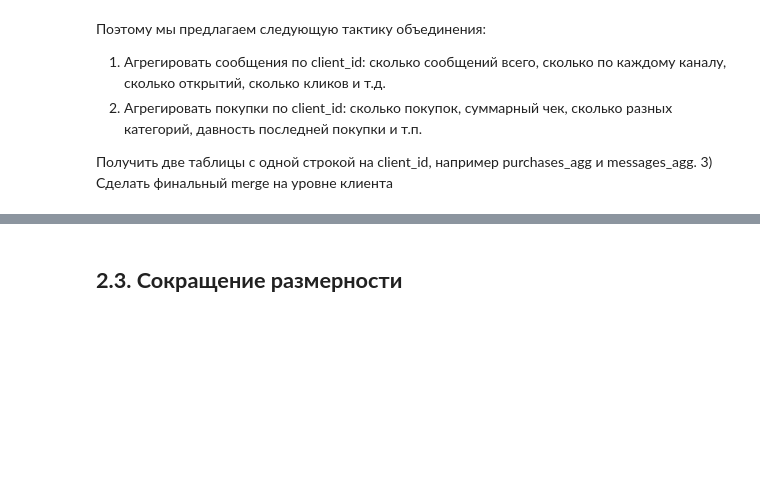
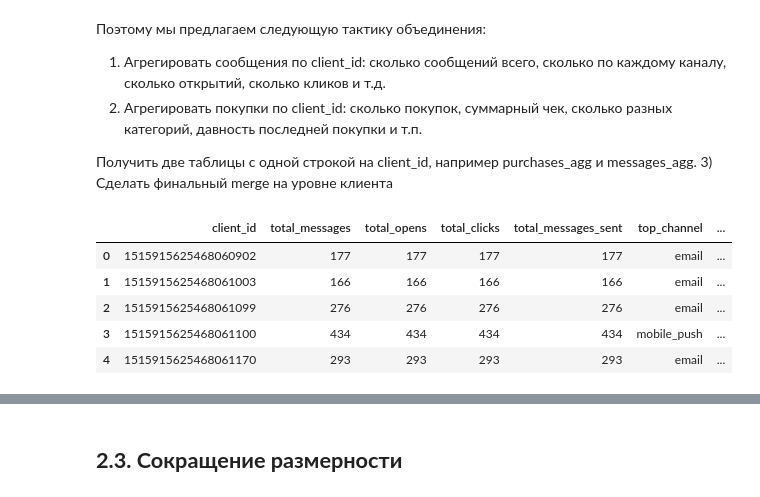
Before and after one commit to azarovdimka/Data_Science, a Jupyter notebook: Machine_Learning/Маркетинг/Маркетинг.ipynb, the cells around one changed output, grey strips where cells are left out. Saved outputs shown, nothing was run; the diff lists cells and outputs as text; code cells hidden in the pictures; blank space fills up the shorter version.

```diff
--- a/Machine_Learning/Маркетинг/Маркетинг.ipynb
+++ b/Machine_Learning/Маркетинг/Маркетинг.ipynb
@@ -238,4 +238,59 @@ for df in df_list:
 
 Получить две таблицы с одной строкой на client_id, например purchases_agg и messages_agg.
 3) Сделать финальный merge на уровне клиента
+# %%
+messages_agg = messages_df.groupby('client_id').agg(
+    total_messages=('message_id', 'count'),
+    total_opens=('event', 'count'),
+    total_clicks=('event', 'count'),
+    total_messages_sent=('event', 'count'),
+    top_channel=('channel', lambda x: x.value_counts().index[0]),
+
+    first_action_date=('date', 'min'),
+    last_action_date=('date', 'max'),
+
+    first_send_date=('date', 'min'),
+    first_click_date=('date', 'min'),
+    first_open_date=('date', 'min'),
+
+    last_click_date=('date', 'max'),
+    last_open_date=('date', 'max'),
+    last_send_date=('date', 'max'),
+
+    first_event_purchase_date=('date', 'min'),
+    last_event_purchase_date=('date', 'max'),
+
+).reset_index()
+
+# Рассчитаем, сколько сообщений по каждому каналу на клиента
+channel_counts = pd.crosstab(messages_df['client_id'], messages_df['channel'])  # таблица сопряженности каждый столбец - тип канала, каждая строка - клиент
+channel_counts = channel_counts.add_prefix('channel_').add_suffix('_count')  # channel_email_count
+# добавляем в уже сгруппированную таблицу к messages_agg
+messages_agg = messages_agg.join(channel_counts, on='client_id')
+
+date_cols = [col for col in messages_agg.columns if col.endswith('_date')]
+messages_agg[date_cols] = messages_agg[date_cols].apply(pd.to_datetime)
+
+# список "пар" first/last по одному префиксу
+prefixes = [
+    'action',
+    'send',
+    'event_purchase',
+    'click',
+    'open'
+]
+
+for p in prefixes:
+    messages_agg[f'{p}_days_diff'] = (
+        messages_agg[f'last_{p}_date'] - messages_agg[f'first_{p}_date']
+    ).dt.days
+
+messages_agg.head()
+# %% [output]
+|  | client_id | total_messages | total_opens | total_clicks | total_messages_sent | top_channel | ... |
+| 0 | 1515915625468060902 | 177 | 177 | 177 | 177 | email | ... |
+| 1 | 1515915625468061003 | 166 | 166 | 166 | 166 | email | ... |
+| 2 | 1515915625468061099 | 276 | 276 | 276 | 276 | email | ... |
+| 3 | 1515915625468061100 | 434 | 434 | 434 | 434 | mobile_push | ... |
+| 4 | 1515915625468061170 | 293 | 293 | 293 | 293 | email | ... |
 # %%
```
Also changed, not shown: parts of 5 cells of this notebook.
